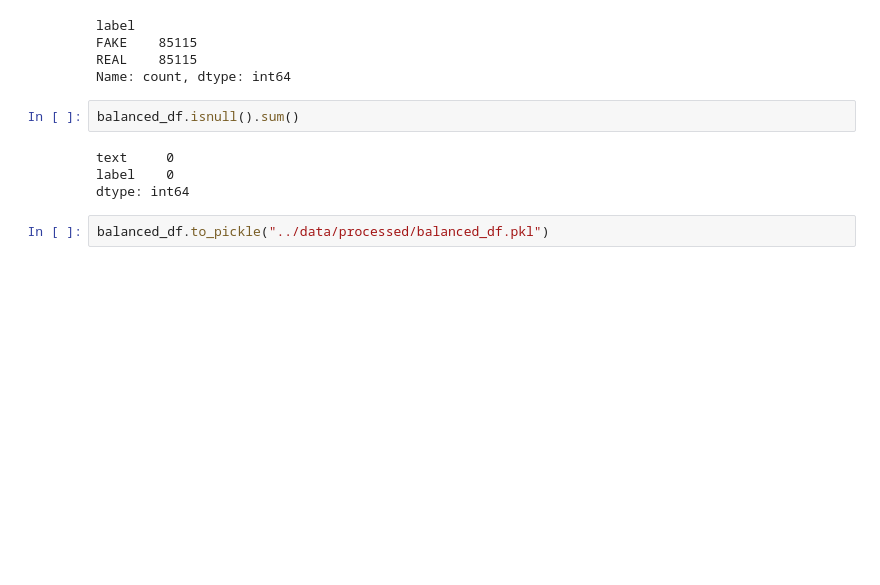
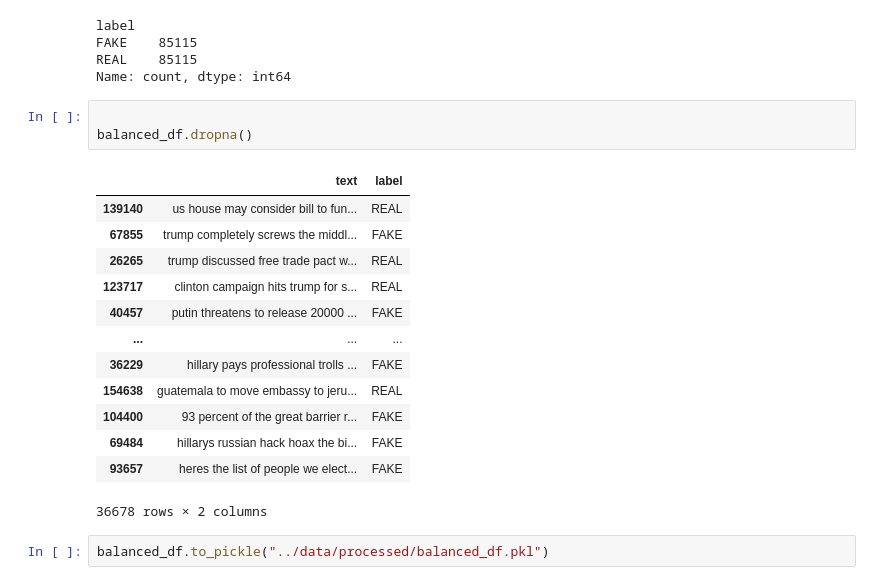
Before and after one commit to naheelkk/Factify, a Jupyter notebook: notebooks/01_data_exploration.ipynb, the cells around one changed output. Cells and saved outputs as stored; diff of their text form; blank space fills up the shorter version.

```diff
--- a/notebooks/01_data_exploration.ipynb
+++ b/notebooks/01_data_exploration.ipynb
@@ -168,11 +168,22 @@ FAKE    85115
 REAL    85115
 Name: count, dtype: int64
 # %%
-balanced_df.isnull().sum()
+
+balanced_df.dropna()
 # %% [output]
+|  | text | label |
+| 139140 | us house may consider bill to fun... | REAL |
+| 67855 | trump completely screws the middl... | FAKE |
+| 26265 | trump discussed free trade pact w... | REAL |
+| 123717 | clinton campaign hits trump for s... | REAL |
+| 40457 | putin threatens to release 20000 ... | FAKE |
+| ... | ... | ... |
+| 36229 | hillary pays professional trolls ... | FAKE |
+| 154638 | guatemala to move embassy to jeru... | REAL |
+| 104400 | 93 percent of the great barrier r... | FAKE |
+| 69484 | hillarys russian hack hoax the bi... | FAKE |
+| 93657 | heres the list of people we elect... | FAKE |
-text     0
-label    0
-dtype: int64
+36678 rows × 2 columns
 # %%
 balanced_df.to_pickle("../data/processed/balanced_df.pkl")
 # %%
```
Also changed, not shown: 5 other files.
